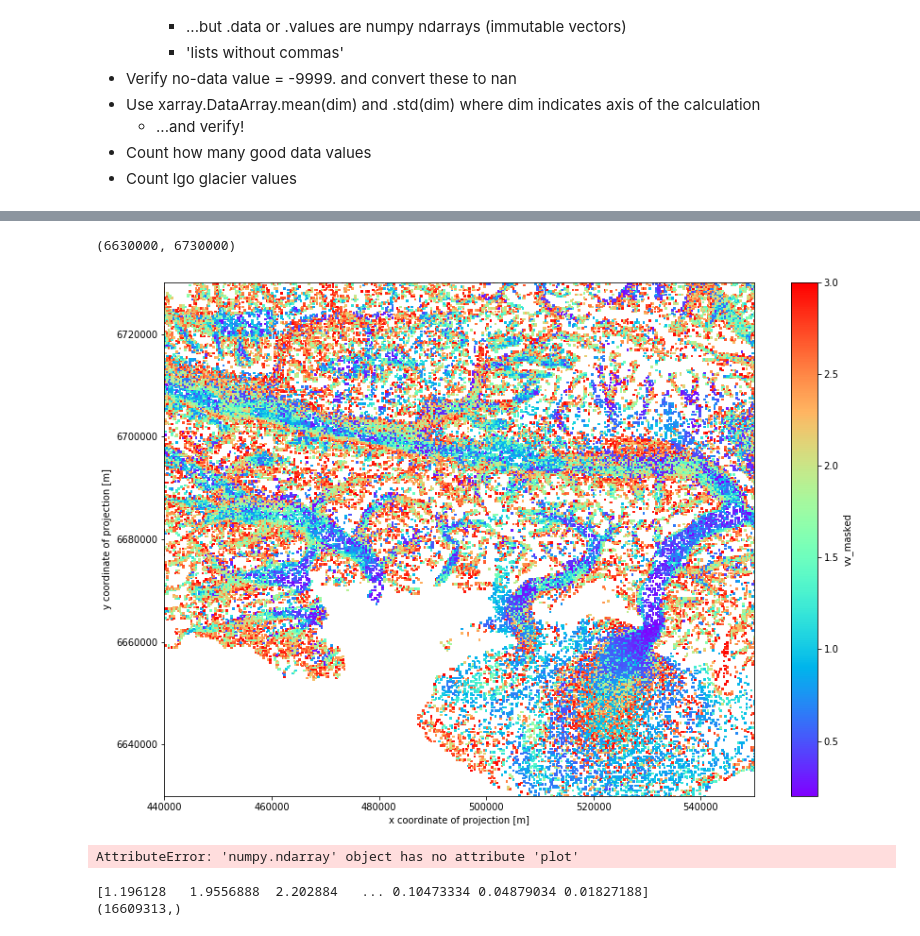
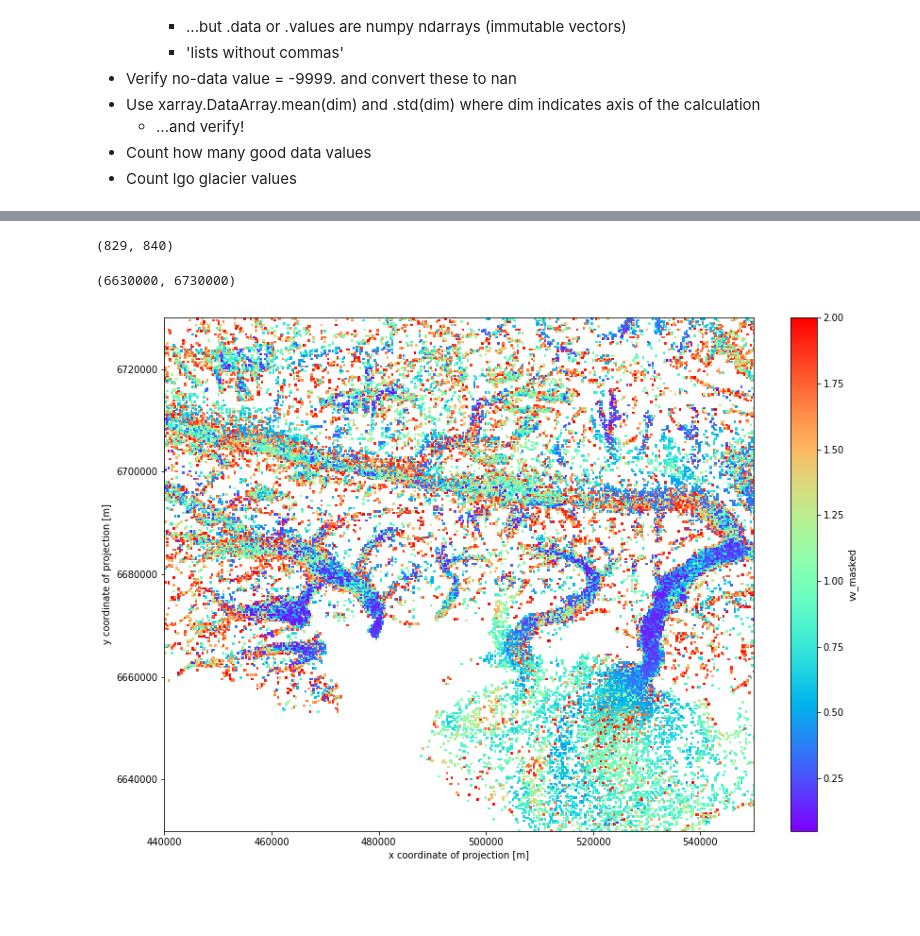
Before and after one commit to pangeo-data/cmr, a Jupyter notebook: golive2.ipynb, the cells around one changed output, grey strips where cells are left out. Saved outputs shown, nothing was run; the diff lists cells and outputs as text; code cells hidden in the pictures; blank space fills up the shorter version.

```diff
--- a/golive2.ipynb
+++ b/golive2.ipynb
@@ -412,25 +415,15 @@ NameError: name 'vv1' is not defined
+# %%
+vv3=vv2/vv1
+vv3.shape
+# %% [output]
+(829, 840)
 # %%
-a5=a4/a3
-a6 = a5.where(a5.data < 3.0)
-a7 = a6.where(a6.data > 0.2)
-a8 = a7.where(m5.data >= 0.0)
-a8.plot(figsize=(14,10),cmap=plt.cm.rainbow,vmin=0.2, vmax=3.0)
+vv4 = vv3.where(vv3.data < 2.0)
+vv5 = vv4.where(vv4.data > 0.05)
+vv6 = vv5.where(lgo4.data >= 0.0)
+vv6.plot(figsize=(14,10),cmap=plt.cm.rainbow,vmin=0.05, vmax=2.0)
 plt.xlim(440000,550000)
 plt.ylim(6630000,6730000)
-# print(a5.isel(x=537,y=319).data)
 # %% [output]
 (6630000, 6730000)
-[figure, old version]
+[figure, new version]
-# %%
-bb = a.where(a.values >= 0.).values
-bb.plot()
-# %% [output]
-AttributeError: 'numpy.ndarray' object has no attribute 'plot'
-# %%
-# print(bb)
-cc = bb[~np.isnan(bb)]
-print(cc)
-print(cc.shape)
-# %% [output]
-[1.196128   1.9556888  2.202884   ... 0.10473334 0.04879034 0.01827188]
-(16609313,)
```
Also changed, not shown: parts of 14 cells of this notebook, 5 other files.
